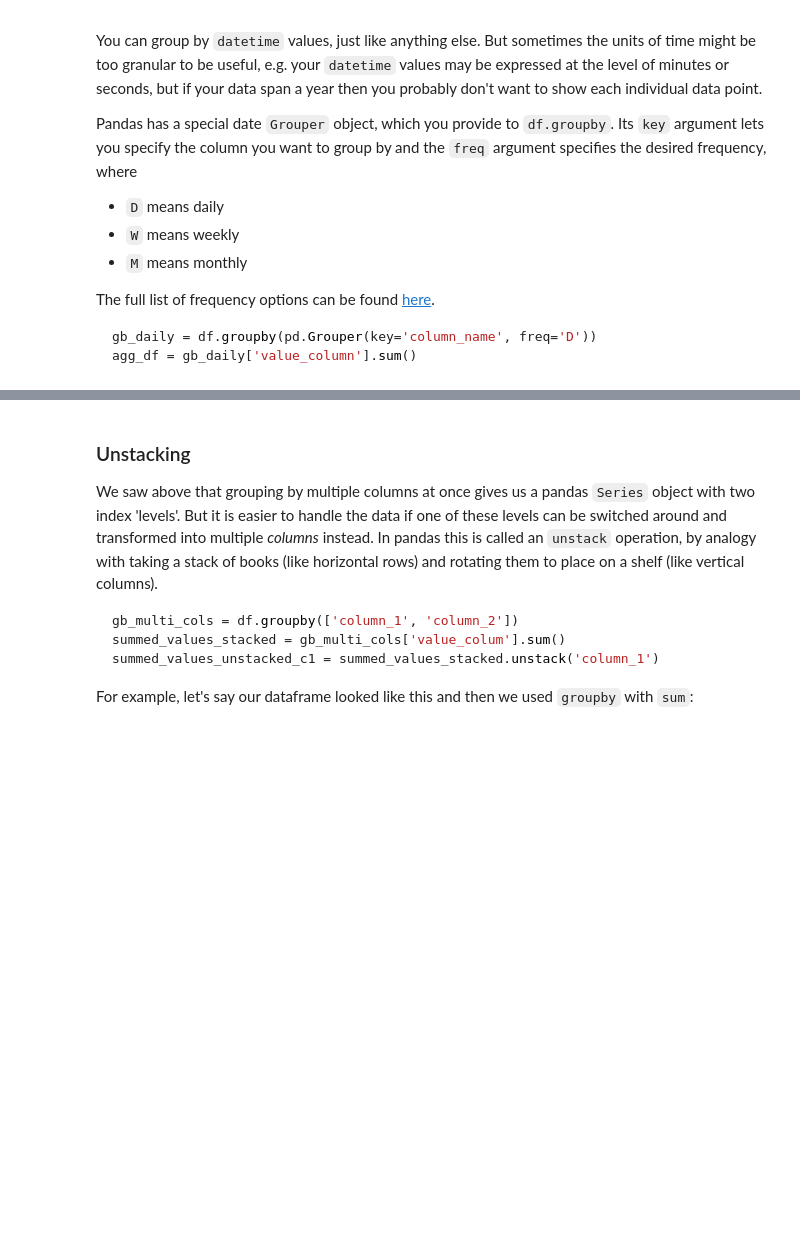
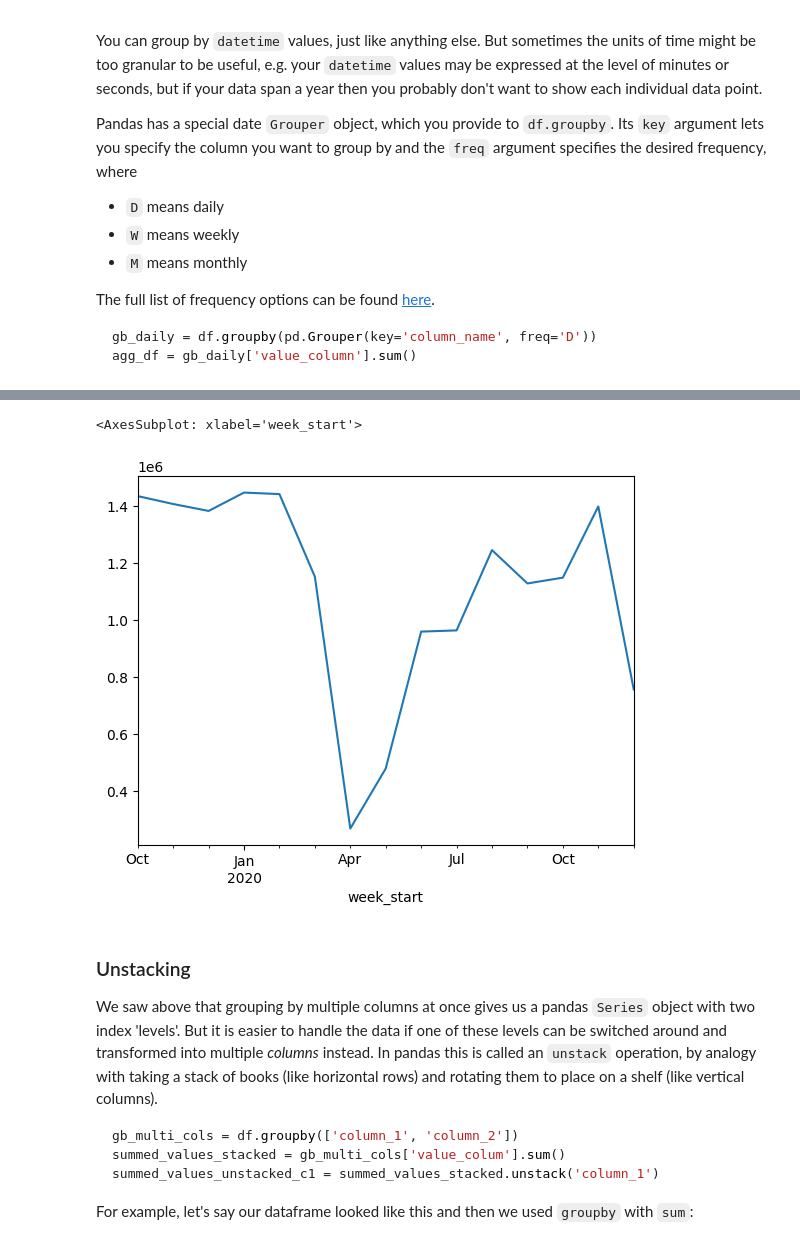
Before and after one commit to carnall-farrar/python_club, a Jupyter notebook: lessons/aggregation_with_pandas/aggregation_answers.ipynb, the cells around one changed output, grey strips where cells are left out. Drawn from its saved outputs; the diff is of its cells as text; code cells hidden in the pictures; blank space fills up the shorter version.

```diff
--- a/lessons/aggregation_with_pandas/aggregation_answers.ipynb
+++ b/lessons/aggregation_with_pandas/aggregation_answers.ipynb
@@ -178,0 +206,4 @@ A client has asked: for each CCG, what is the highest number of 2WW referrals th
+# %%
+df_ex = pd.read_csv("https://raw.githubusercontent.com/carnall-farrar/python_club/master/data/referrals_oct19_dec20.csv")
+# %%
+df_ex['week_start'] = pd.to_datetime(df_ex['week_start'])
@@ -248,2 +313,2 @@ Find the total number of referrals by month and then plot the resulting time ser
 # %%
-df.groupby(pd.Grouper(key='week_start', freq='W'))['referrals'].sum().plot()
+gb_monthly = df_ex.groupby(pd.Grouper(key='week_start', freq='M'))
@@ -252,0 +315,3 @@ df.groupby(pd.Grouper(key='week_start', freq='W'))['referrals'].sum().plot()
+# %%
+sum_month = gb_monthly['referrals'].sum()
+sum_month
@@ -253,3 +336,8 @@ df.groupby(pd.Grouper(key='week_start', freq='W'))['referrals'].sum().plot()
+# %%
+sum_month.plot.line()
+# %% [output]
+<AxesSubplot: xlabel='week_start'>
+[figure, added]
 # %% [markdown]
 ### Unstacking
 
```
Also changed, not shown: parts of 43 cells of this notebook, 1 other file.
